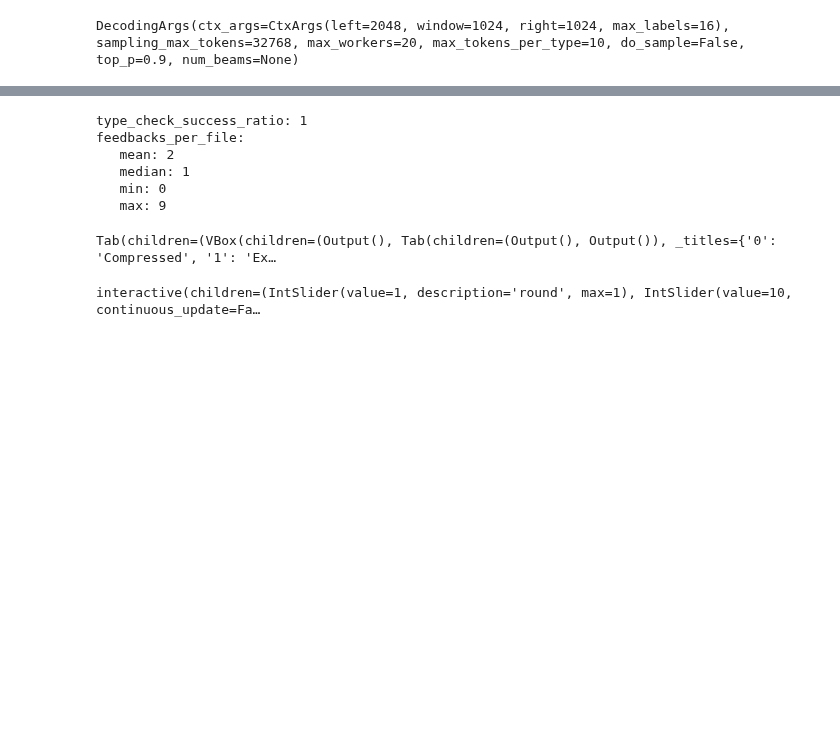
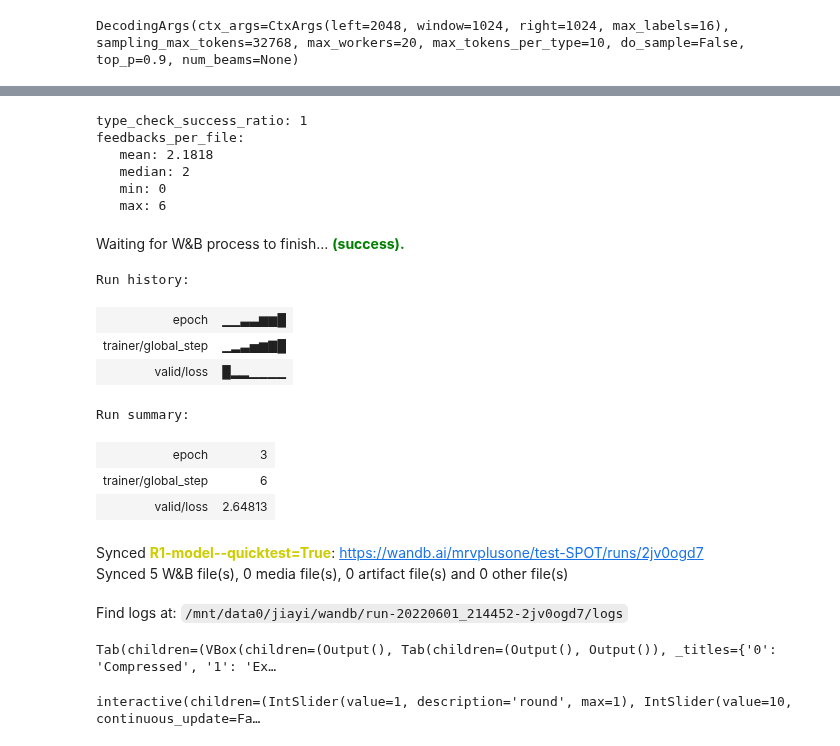
Before and after one commit to utopia-group/TypeT5, a Jupyter notebook: scripts/train_spot.ipynb, the cells around one changed output, grey strips where cells are left out. Saved outputs shown, nothing was run; the diff lists cells and outputs as text; code cells hidden in the pictures; blank space fills up the shorter version.

Commit message:
Clean up training configs.
Improve wandb logging.

```diff
--- a/scripts/train_spot.ipynb
+++ b/scripts/train_spot.ipynb
@@ -230,7 +192,6 @@ r0_eval = evaluate_model(
     r0_model_name,
     src_datasets["test"],
     datadir=datadir,
-    check_in_isolation=check_in_isolation,
+    check_in_isolation=config.check_in_isolation,
     reeval=False,
 )
-visualize_accuracies(r0_eval)
@@ -239,16 +216,23 @@ Tab(children=(VBox(children=(Output(), Tab(children=(Output(), Output()), _title
 # %%
-# R1 experiment configurations
+# R1 training
 
 import torch
 
-from spot.data import ChunkedDataset, SrcDataset, get_dataset_name, get_model_name
+from spot.data import SrcDataset, get_dataset_name
 from spot.model import CtxArgs, DecodingArgs, ModelSPOT, ModelWrapper
 
-r1_model_name = get_model_name(
-    datasets_name,
-    ctx_args=ctx_args,
-    spot_round=1,
-    data_reduction=data_reduction,
-    quicktest=quicktest,
-    check_in_isolation=check_in_isolation,
+r1_model_name = "R1-model--" + config.as_name()
+
+wandb.init(
+    project=project_name, name=r1_model_name, config=config.as_dict(), dir=str(datadir)
 )
+
+r1_wrapper, r1_extra = train_spot_model(
+    r1_src_datasets,
+    r1_model_name,
+    train_args=train_args,
+    gpus=[gpu_id],
+    record_batches=False,
+    quicktest=config.quicktest,
+    use_small_model=config.use_small_model,
+)
@@ -312,29 +287,43 @@ from spot.train import evaluate_model
 r1_wrapper = ModelWrapper.from_pretrained(
     datadir / f"checkpoints/lit-saved/{r1_model_name}"
 )
-
 r1_wrapper.to(device)
 
-r1_result = evaluate_model(
+r1_eval = evaluate_model(
     r0_wrapper,
     r1_wrapper,
     r1_model_name,
     src_datasets["test"],
     datadir=datadir,
-    check_in_isolation=check_in_isolation,
+    check_in_isolation=config.check_in_isolation,
     reeval=False,
 )
 # %% [output]
 type_check_success_ratio: 1
 feedbacks_per_file:
-   mean: 2
-   median: 1
+   mean: 2.1818
+   median: 2
    min: 0
-   max: 9
+   max: 6
-# %%
-from spot.train import visualize_accuracies, visualize_conf_matrix
-
-visualize_accuracies(r1_result)
-# %% [output]
-Tab(children=(VBox(children=(Output(), Tab(children=(Output(), Output()), _titles={'0': 'Compressed', '1': 'Ex…
+# %%
+from spot.train import evaluate_model, visualize_accuracies, visualize_conf_matrix
+
+for i, e in enumerate(r1_eval):
+    wandb.log({f"test/R{i}": wandb_string(e[1].accuracies)})
+wandb.finish()
+visualize_accuracies(r1_eval)
+# %% [output]
+Waiting for W&B process to finish... (success).
+Run history:
+| epoch | ▁▁▃▃▆▆█ |
+| trainer/global_step | ▁▂▃▅▆▇█ |
+| valid/loss | █▂▂▁▁▁▁ |
+Run summary:
+| epoch | 3 |
+| trainer/global_step | 6 |
+| valid/loss | 2.64813 |
+Synced R1-model--quicktest=True: https://wandb.ai/mrvplusone/test-SPOT/runs/2jv0ogd7
+Synced 5 W&B file(s), 0 media file(s), 0 artifact file(s) and 0 other file(s)
+Find logs at: /mnt/data0/jiayi/wandb/run-20220601_214452-2jv0ogd7/logs
+Tab(children=(VBox(children=(Output(), Tab(children=(Output(), Output()), _titles={'0': 'Compressed', '1': 'Ex…
 # %%
```
Also changed, not shown: parts of 10 cells of this notebook, 4 other files.
